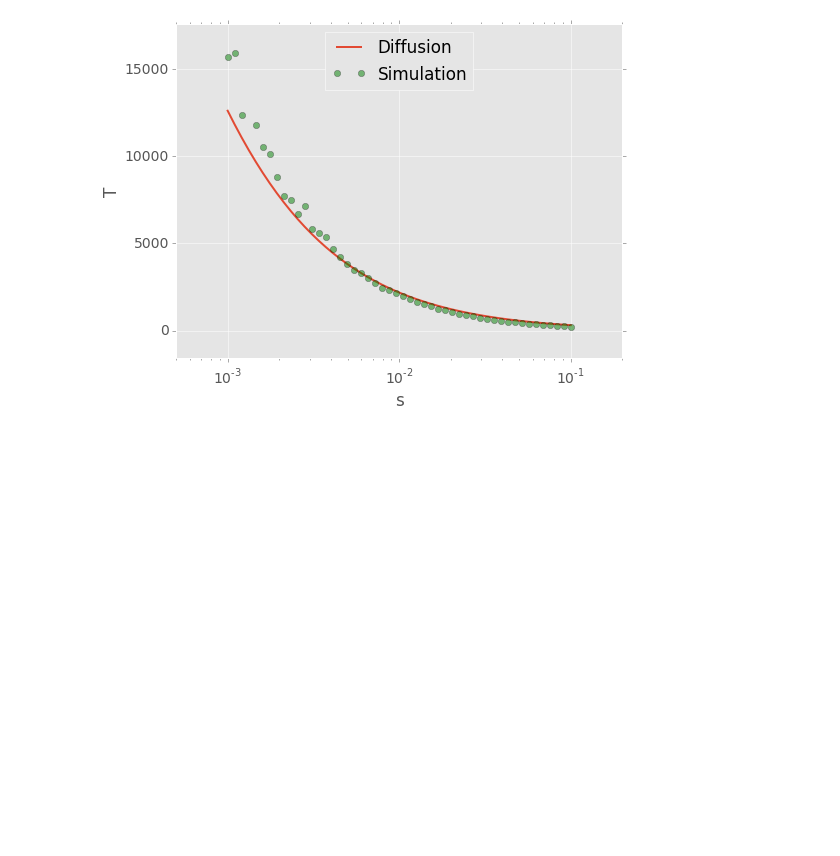
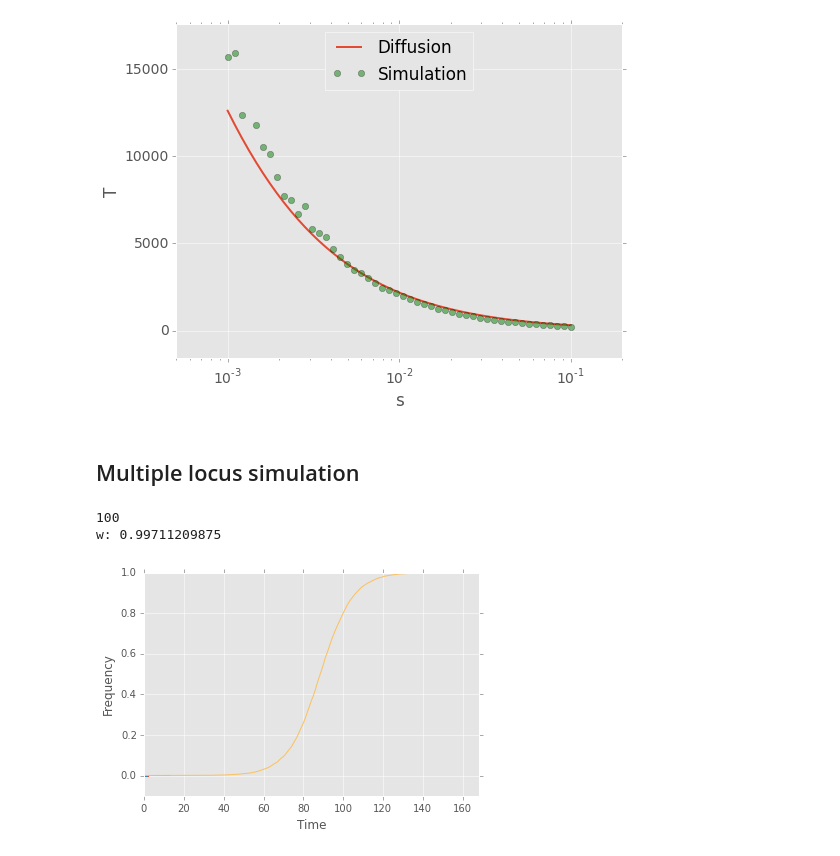
Before and after one commit to yoavram/ipython-notebooks, a Jupyter notebook: Fixation of a beneficial allele.ipynb, the cells around one changed output. Saved outputs shown, nothing was run; the diff lists cells and outputs as text; code cells hidden in the pictures; blank space fills up the shorter version.

Commit message:
with mutational load

```diff
--- a/Fixation of a beneficial allele.ipynb
+++ b/Fixation of a beneficial allele.ipynb
@@ -225,3 +225,75 @@ Calculating... Saving results to T_simulation_s_N_1e6.gz
 plot_kimura_eshel_simulation(s_range, T_kimura_s, simulation=T_simulation_s, xlabel='s', ylabel='T');
 # %% [output]
 [figure]
+# %% [markdown]
+## Multiple locus simulation
+# %%
+def simulate_fixation_mut_load(sd,sb,U,N,x,G,pi,tau,PLOT=False):
+    if PLOT:
+        _ = []
+    t = 0
+
+    S = diag((1-sd)**arange(G))
+    S = array(bmat([[S,zeros((G,G))],[zeros((G,G)),S*(1+sb)]]))
+
+    if pi == 0:
+        M = diag([tau*U]*(G-1),-1) + diag([1-tau*U]*G)
+        M[-1,-1] = 1
+        M = bmat([[M,zeros((G,G))],[zeros((G,G)),M]])
+    elif pi == 1:
+        Ma = diag([tau*U]*(G-1),-1) + diag([1-tau*U]*G)
+        Ma[-1,-1] = 1
+        MA = diag([U]*(G-1),-1) + diag([1-U]*G)
+        MA[-1,-1] = 1
+        M = bmat([[Ma,zeros((G,G))],[zeros((G,G)),MA]])
+    elif pi == 1000:
+        M = diag([U]*(G-1),-1) + diag([1-U]*G)
+        M[-1,-1] = 1
+        M = bmat([[M,zeros((G,G))],[zeros((G,G)),M]])
+    else:
+        raise Exception("Illegal pi value " + str(pi))
+
+    E = array(S.dot(array(M)))
+
+    p = array([0.0]*(2*G))
+    p[0] = 1-x
+    p[G] = x
+
+    while not (allclose(x,1) or allclose(x,0)):
+        assert 0 < x < 1
+        if PLOT: _.append(x)
+
+        t += 1
+        p = E.dot(p)
+        p /= p.sum()
+        assert allclose(p.sum(), 1)
+
+        if N > 0:
+            n = multinomial(N, p)
+        p = n/float(N)
+
+        assert allclose(p.sum(), 1)
+        x = p[G:].sum()
+
+        if PLOT:
+            if len(_)%100 == 0:
+                print len(_),
+
+    if PLOT:
+        plot(range(len(_)), _)
+        ylim(-0.1,1)
+        xlim(0,max(10,len(_)))
+        xlabel("Time")
+        ylabel("Frequency")
+    return allclose(x,1), t, S.diagonal().dot(p)
+
+while True:
+    fix,time,w = simulate_fixation_mut_load(0.05, 0.1, 0.003, 1e5, 1e-5, 5, 1, 10, True)
+    if fix:
+        break
+print
+print "w:",w/(1.1)
+# %% [output]
+100
+w: 0.99711209875
+[figure, added]
```
Also changed, not shown: parts of 4 cells of this notebook.
